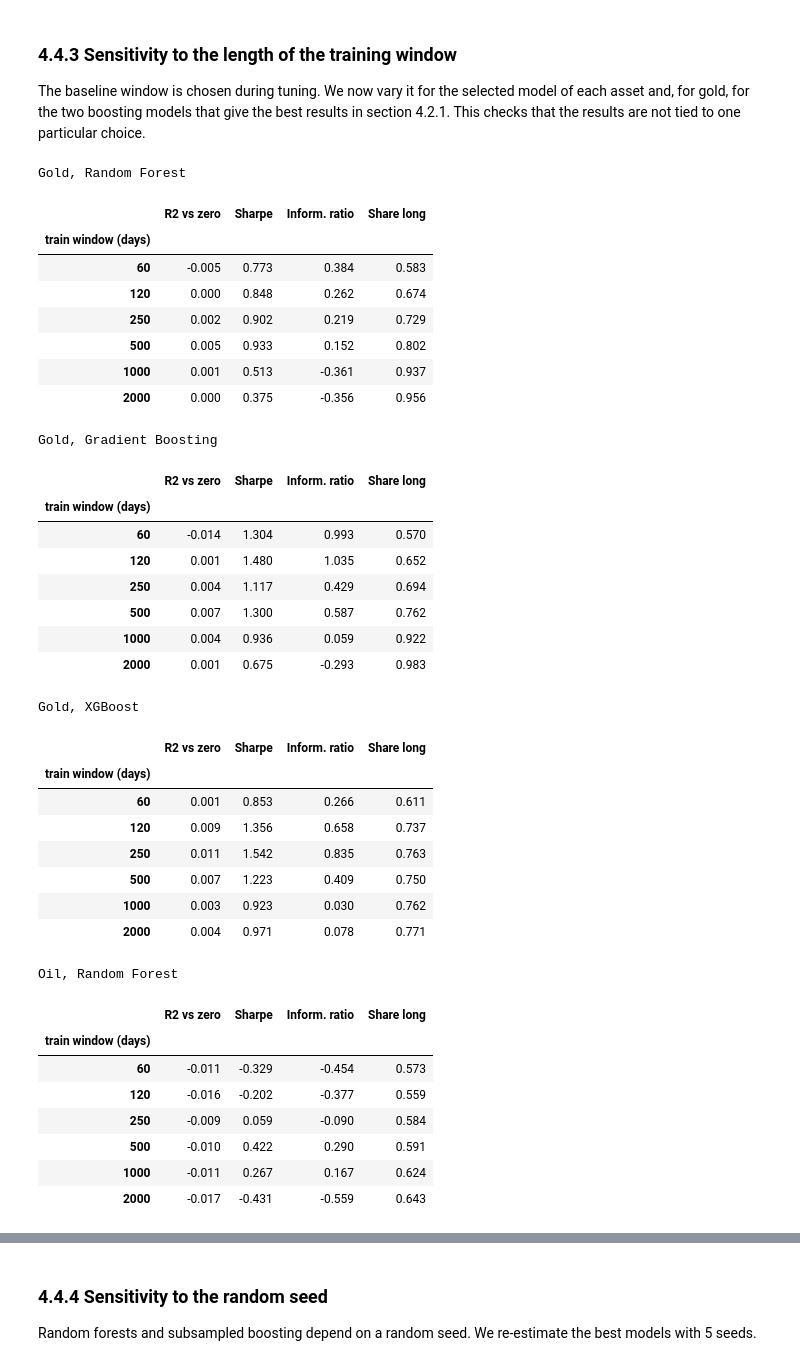
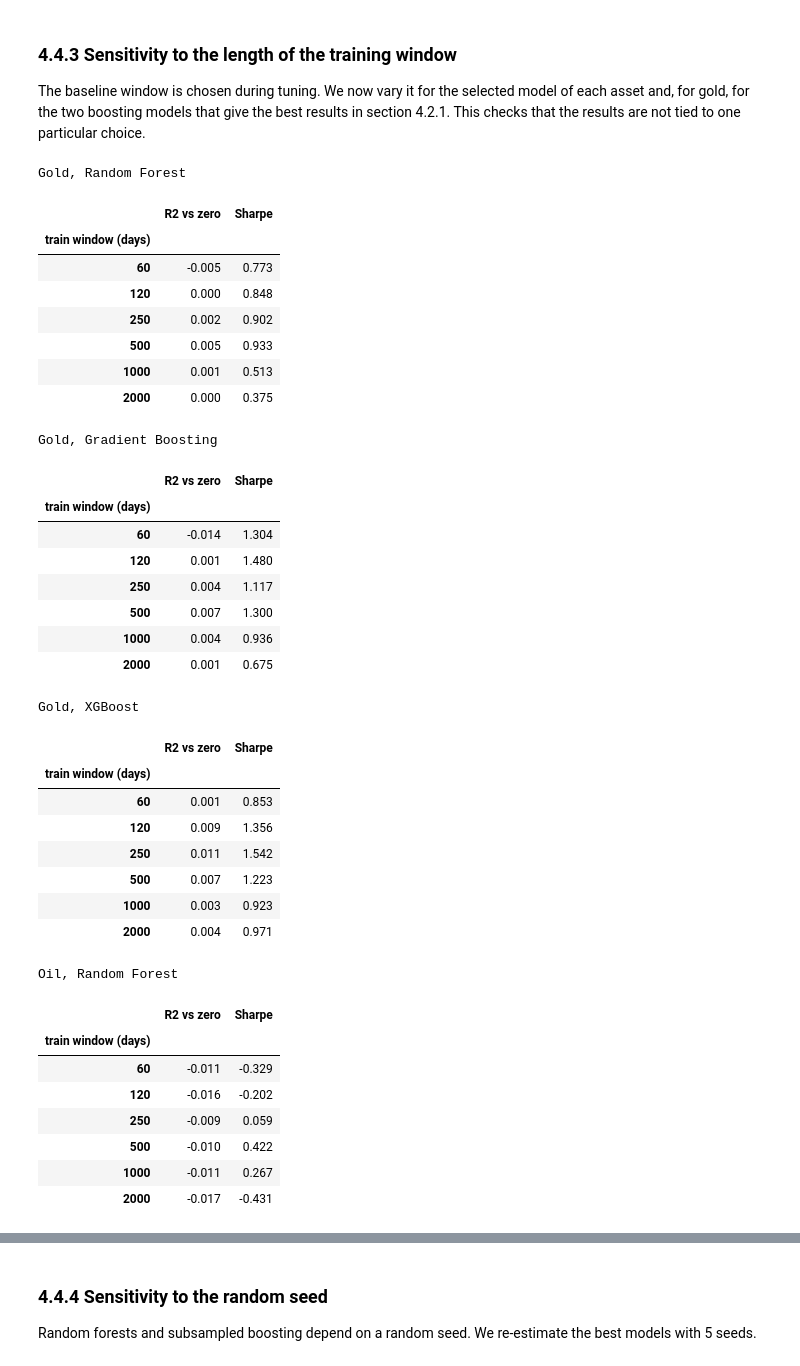
Before and after one commit to phounkpe2004/ML-for-Trading-ENSAE-3A, a Jupyter notebook: ml_trading.ipynb, the cells around one changed output, grey strips where cells are left out. Cells and saved outputs as stored; diff of their text form; code cells hidden in the pictures.

```diff
--- a/ml_trading.ipynb
+++ b/ml_trading.ipynb
@@ -1924,57 +1805,56 @@ The baseline window is chosen during tuning. We now vary it for the selected mod
 # %%
 def window_sensitivity(features, target, ret, model, windows=(60, 120, 250, 500, 1000, 2000)):
     rows = {}
     for w in windows:
         bt = run_backtest(features, target, ret, model, w)
-        rows[w] = {"R2 vs zero": forecast_metrics(bt, target, ret)["R2 vs zero"], "Sharpe": sharpe_ratio(bt.pnl_),
-                   "Inform. ratio": trading_metrics(bt, ret)["Inform. ratio"], "Share long": trading_metrics(bt, ret)["Share long"]}
+        rows[w] = {"R2 vs zero": forecast_metrics(bt, target, ret)["R2 vs zero"], "Sharpe": sharpe_ratio(bt.pnl_)}
     return pd.DataFrame(rows).T.rename_axis("train window (days)").round(3)
 
 print("Gold,", best_name_gold)
 display(window_sensitivity(features_gold, target_gold, ret_gold, best_models_gold[best_name_gold]))
 print("Gold, Gradient Boosting")
 display(window_sensitivity(features_gold, target_gold, ret_gold, best_models_gold["Gradient Boosting"]))
 print("Gold, XGBoost")
 display(window_sensitivity(features_gold, target_gold, ret_gold, best_models_gold["XGBoost"]))
 print("Oil,", best_name_oil)
 display(window_sensitivity(features_oil, target_oil, ret_oil, best_models_oil[best_name_oil]))
 # %% [output]
 Gold, Random Forest
-|  | R2 vs zero | Sharpe | Inform. ratio | Share long |
-| train window (days) |  |  |  |  |
-| 60 | -0.005 | 0.773 | 0.384 | 0.583 |
-| 120 | 0.000 | 0.848 | 0.262 | 0.674 |
-| 250 | 0.002 | 0.902 | 0.219 | 0.729 |
-| 500 | 0.005 | 0.933 | 0.152 | 0.802 |
-| 1000 | 0.001 | 0.513 | -0.361 | 0.937 |
-| 2000 | 0.000 | 0.375 | -0.356 | 0.956 |
+|  | R2 vs zero | Sharpe |
+| train window (days) |  |  |
+| 60 | -0.005 | 0.773 |
+| 120 | 0.000 | 0.848 |
+| 250 | 0.002 | 0.902 |
+| 500 | 0.005 | 0.933 |
+| 1000 | 0.001 | 0.513 |
+| 2000 | 0.000 | 0.375 |
 Gold, Gradient Boosting
-|  | R2 vs zero | Sharpe | Inform. ratio | Share long |
-| train window (days) |  |  |  |  |
-| 60 | -0.014 | 1.304 | 0.993 | 0.570 |
-| 120 | 0.001 | 1.480 | 1.035 | 0.652 |
-| 250 | 0.004 | 1.117 | 0.429 | 0.694 |
-| 500 | 0.007 | 1.300 | 0.587 | 0.762 |
-| 1000 | 0.004 | 0.936 | 0.059 | 0.922 |
-| 2000 | 0.001 | 0.675 | -0.293 | 0.983 |
+|  | R2 vs zero | Sharpe |
+| train window (days) |  |  |
+| 60 | -0.014 | 1.304 |
+| 120 | 0.001 | 1.480 |
+| 250 | 0.004 | 1.117 |
+| 500 | 0.007 | 1.300 |
+| 1000 | 0.004 | 0.936 |
+| 2000 | 0.001 | 0.675 |
 Gold, XGBoost
-|  | R2 vs zero | Sharpe | Inform. ratio | Share long |
-| train window (days) |  |  |  |  |
-| 60 | 0.001 | 0.853 | 0.266 | 0.611 |
-| 120 | 0.009 | 1.356 | 0.658 | 0.737 |
-| 250 | 0.011 | 1.542 | 0.835 | 0.763 |
-| 500 | 0.007 | 1.223 | 0.409 | 0.750 |
-| 1000 | 0.003 | 0.923 | 0.030 | 0.762 |
-| 2000 | 0.004 | 0.971 | 0.078 | 0.771 |
+|  | R2 vs zero | Sharpe |
+| train window (days) |  |  |
+| 60 | 0.001 | 0.853 |
+| 120 | 0.009 | 1.356 |
+| 250 | 0.011 | 1.542 |
+| 500 | 0.007 | 1.223 |
+| 1000 | 0.003 | 0.923 |
+| 2000 | 0.004 | 0.971 |
 Oil, Random Forest
-|  | R2 vs zero | Sharpe | Inform. ratio | Share long |
-| train window (days) |  |  |  |  |
-| 60 | -0.011 | -0.329 | -0.454 | 0.573 |
-| 120 | -0.016 | -0.202 | -0.377 | 0.559 |
-| 250 | -0.009 | 0.059 | -0.090 | 0.584 |
-| 500 | -0.010 | 0.422 | 0.290 | 0.591 |
-| 1000 | -0.011 | 0.267 | 0.167 | 0.624 |
-| 2000 | -0.017 | -0.431 | -0.559 | 0.643 |
+|  | R2 vs zero | Sharpe |
+| train window (days) |  |  |
+| 60 | -0.011 | -0.329 |
+| 120 | -0.016 | -0.202 |
+| 250 | -0.009 | 0.059 |
+| 500 | -0.010 | 0.422 |
+| 1000 | -0.011 | 0.267 |
+| 2000 | -0.017 | -0.431 |
 # %% [markdown]
 This table is very instructive for gold:
 - The Sharpe ratio changes a lot with the window: from 0.68 to 1.48 for Gradient Boosting, from 0.85 to 1.54 for XGBoost and from 0.38 to 0.93 for the Random Forest.
```
Also changed, not shown: parts of 28 cells of this notebook.
